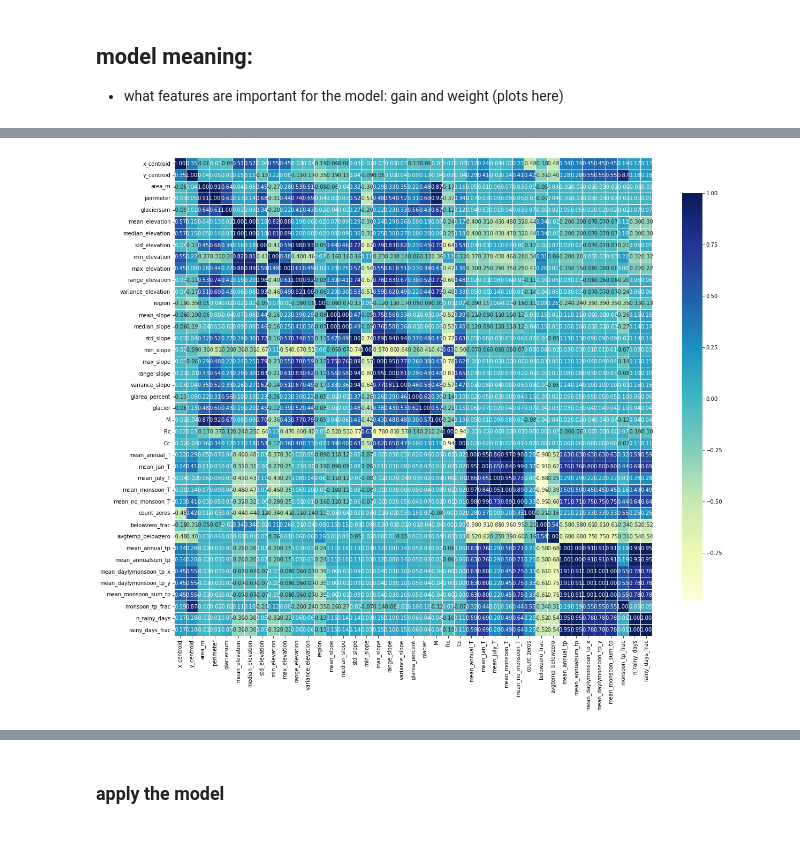
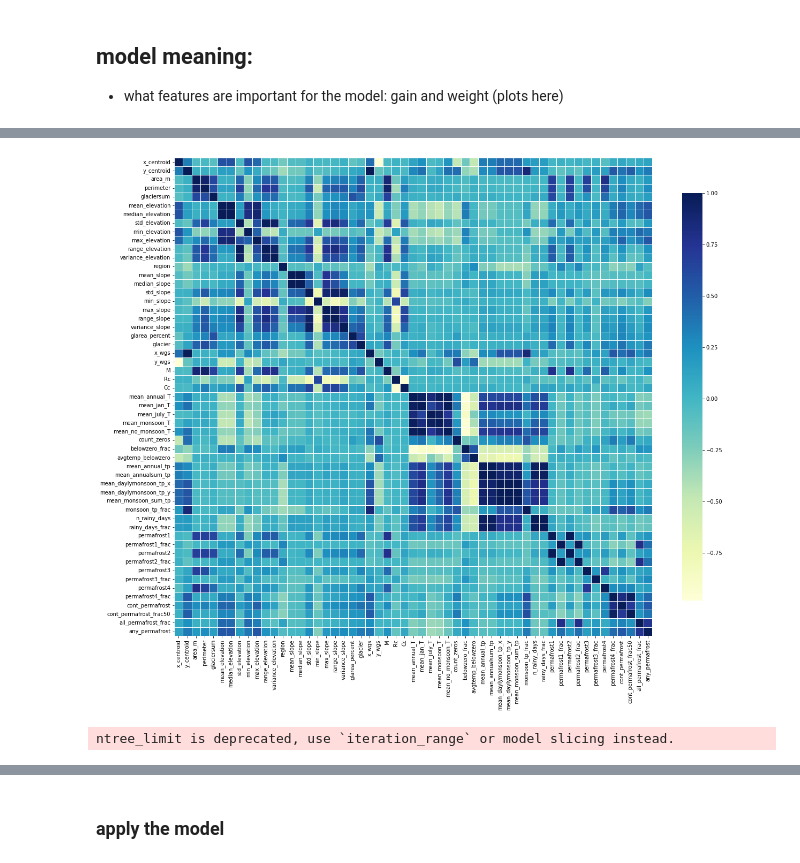
Before and after one commit to varyabazilova/alluvialfans, a Jupyter notebook: ml_model/ml1.ipynb, the cells around one changed output, grey strips where cells are left out. Drawn from its saved outputs; the diff is of its cells as text; code cells hidden in the pictures.

```diff
--- a/ml_model/ml1.ipynb
+++ b/ml_model/ml1.ipynb
@@ -42,11 +42,11 @@ import shap
 
 
 path = '/Users/varyabazilova/Desktop/alluvial_fans/dem_all/all_points_so_far/ml_model/data_current/'
-df = pd.read_csv(path + 'dfclim_3aug_rainydays.csv', sep = ',', index_col = 0)
-
+# df = pd.read_csv(path + 'dfclim_3aug_rainydays.csv', sep = ',', index_col = 0)
+df = pd.read_csv(path + '09082022dfclim_permafrost.csv', sep = ',', index_col = 0)
 
 df = df[df.target.isin([1,0])]
-df = df.drop(['DN','Unnamed: 0.1', 'Name'], axis = 1)
+df = df.drop(['DN', 'Name'], axis = 1)
 # reset FF/DF to 0 and 1
 # all - flood, some - DF
 # %%
@@ -183,7 +166,7 @@ y_column = ['target']
 # %%
 # ------- split data into X and y
-X = df[x_columns]
-y = df[y_column]
+y = df.target
+X = df.drop(['target', 'region_name'], axis=1)
 # %%
 # ------- split to train test:
 
@@ -269,6 +252,10 @@ random guess chanses with this data split: 75.20%
  - cross validation( k10 -?)
 
  - hyperparameters: how many estimators, how many trees ect (see this for example: https://machinelearningmastery.com/extreme-gradient-boosting-ensemble-in-python/)
+# %%
+# ------- split data into X and y
+y = df.target
+X = df.drop(['target', 'region_name'], axis=1)
 # %%
 # ------- probability distributions plot:
 
@@ -465,5 +453,6 @@ data.nlargest(40, columns="score").plot(kind='barh', figsize = (12,7))
 # X = pd.DataFrame(boston.data, columns=boston.feature_names)
 # y = boston.target
 
-fig, ax = plt.subplots(figsize = (10,6))
-plt.barh(x_columns, model.feature_importances_)
+# x_columns = X.columns
+# fig, ax = plt.subplots(figsize = (10,10))
+# plt.barh(x_columns, model.feature_importances_)
@@ -473,23 +459,26 @@ plt.barh(x_columns, model.feature_importances_)
 # %%
 # feature correlation:
+x_columns = X.columns
 
 def correlation_heatmap(train):
     correlations = train.corr()
 
     fig, ax = plt.subplots(figsize=(20,20))
     sns.heatmap(correlations, vmax=1.0, center=0, fmt='.2f', cmap="YlGnBu",
-                square=True, linewidths=.5, annot=True, cbar_kws={"shrink": .70}
+                square=True, linewidths=.5, annot=False, cbar_kws={"shrink": .70}
                 )
     plt.show();
 
 correlation_heatmap(X_train[x_columns])
 # %% [output]
-[figure, old version]
+[figure, new version]
 # %%
 # shap
 
 explainer = shap.TreeExplainer(model)
 shap_values = explainer.shap_values(X_test)
+# %% [output]
+ntree_limit is deprecated, use `iteration_range` or model slicing instead.
 # %%
 shap.summary_plot(shap_values, X_test, plot_type="bar")
 # %% [output]
```
Also changed, not shown: parts of 25 cells of this notebook, 8 other files.
